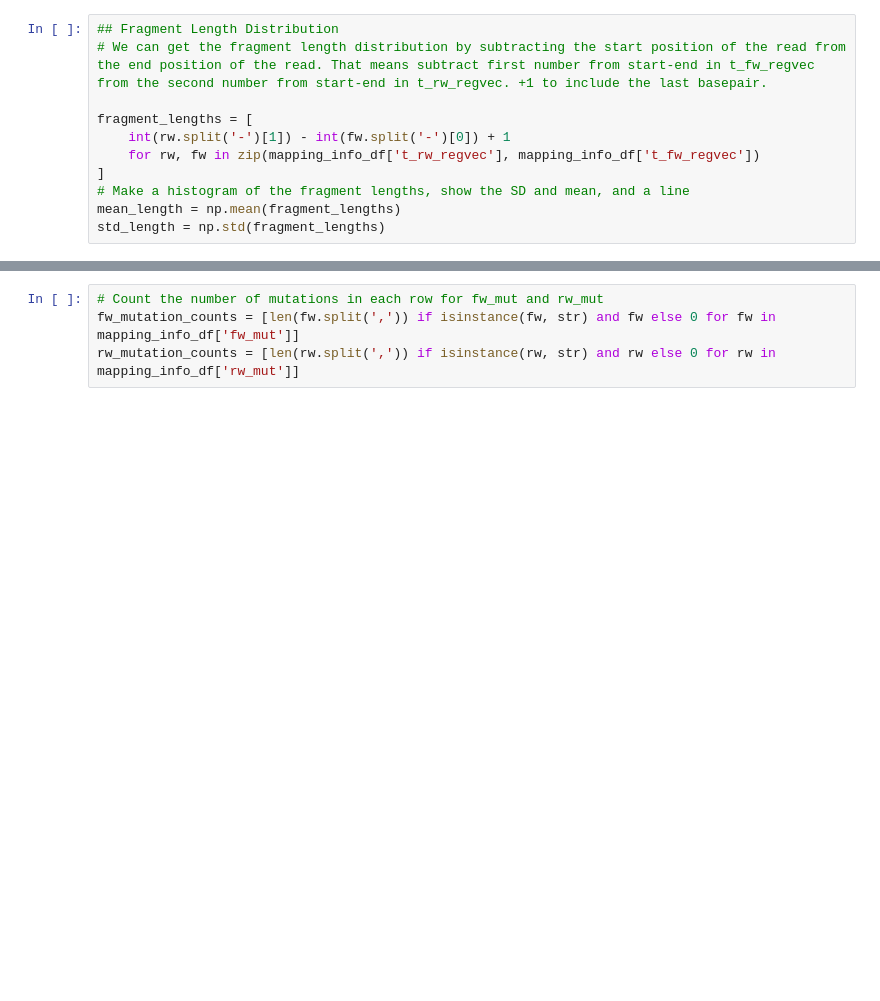
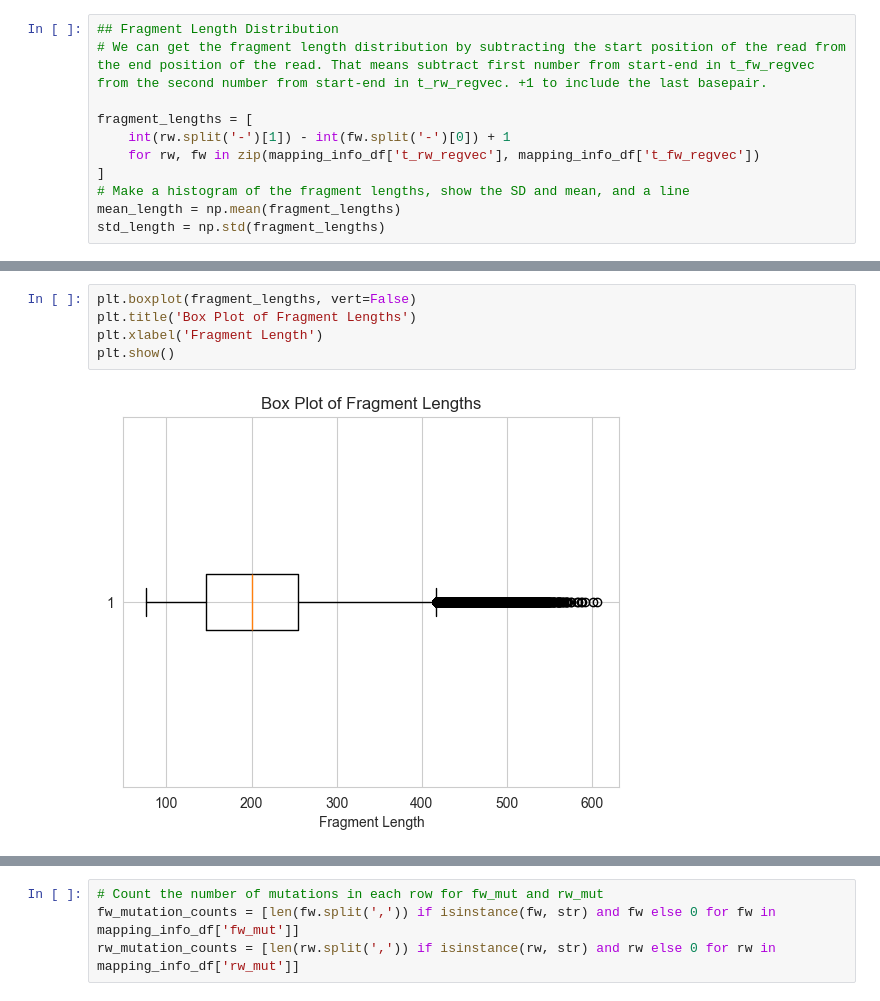
Before and after one commit to IngiumDev/gobi, a Jupyter notebook: src/main/Analysis/readsimulator/analyze_read_simulator.ipynb, the cells around one changed output, grey strips where cells are left out. Saved outputs shown, nothing was run; the diff lists cells and outputs as text; blank space fills up the shorter version.

```diff
--- a/src/main/Analysis/readsimulator/analyze_read_simulator.ipynb
+++ b/src/main/Analysis/readsimulator/analyze_read_simulator.ipynb
@@ -67,0 +97,7 @@ plt.show()
+# %%
+plt.boxplot(fragment_lengths, vert=False)
+plt.title('Box Plot of Fragment Lengths')
+plt.xlabel('Fragment Length')
+plt.show()
+# %% [output]
+[figure, added]
```
Also changed, not shown: parts of 12 cells of this notebook.
